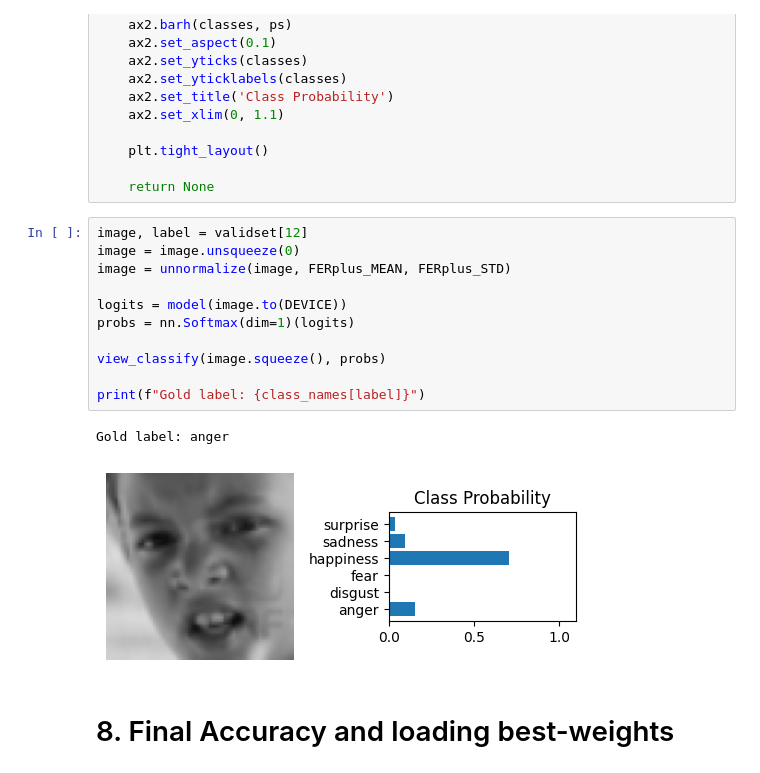
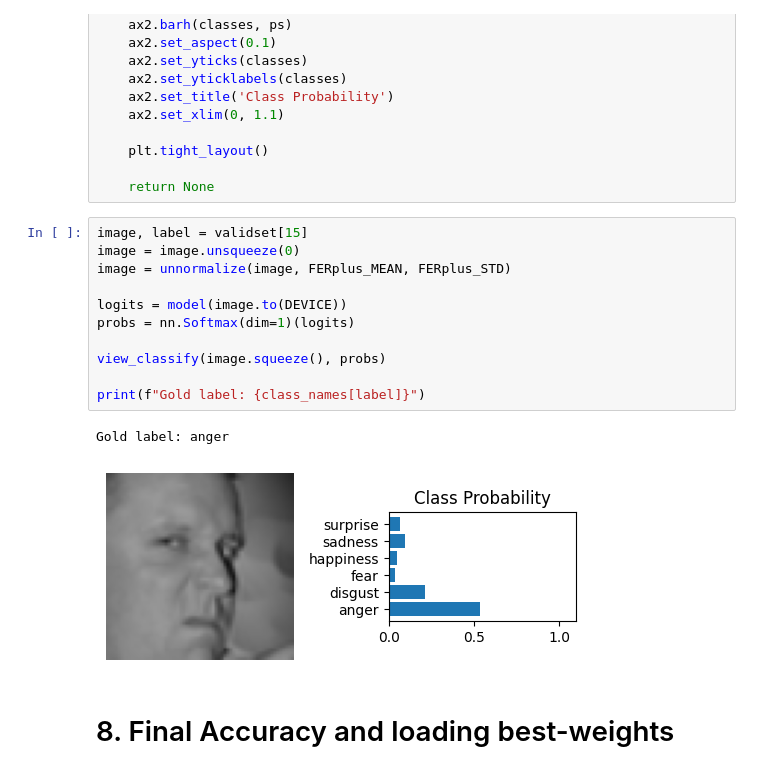
Before and after one commit to ngoax/cvdl, a Jupyter notebook: final_model_ferplus.ipynb, the cells around one changed output. Saved outputs shown, nothing was run; the diff lists cells and outputs as text.

```diff
--- a/final_model_ferplus.ipynb
+++ b/final_model_ferplus.ipynb
@@ -853,19 +869,19 @@ def view_classify(img, ps):
 
     return None
 # %%
-image, label = validset[12]
+image, label = validset[15]
 image = image.unsqueeze(0)
 image = unnormalize(image, FERplus_MEAN, FERplus_STD)
 
 logits = model(image.to(DEVICE))
 probs = nn.Softmax(dim=1)(logits)
 
 view_classify(image.squeeze(), probs)
 
 print(f"Gold label: {class_names[label]}")
 # %% [output]
 Gold label: anger
-[figure, old version]
+[figure, new version]
 # %% [markdown]
 # 8. Final Accuracy and loading best-weights
 # %%
```
Also changed, not shown: parts of 14 cells of this notebook, 1 other file.
